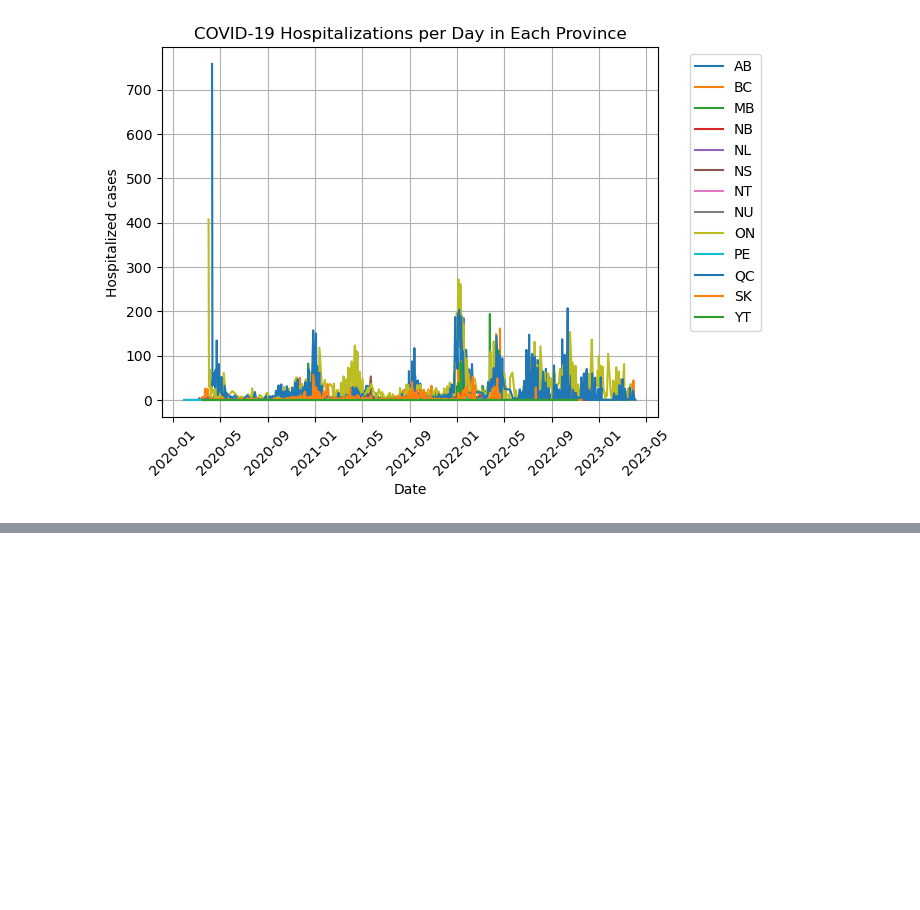
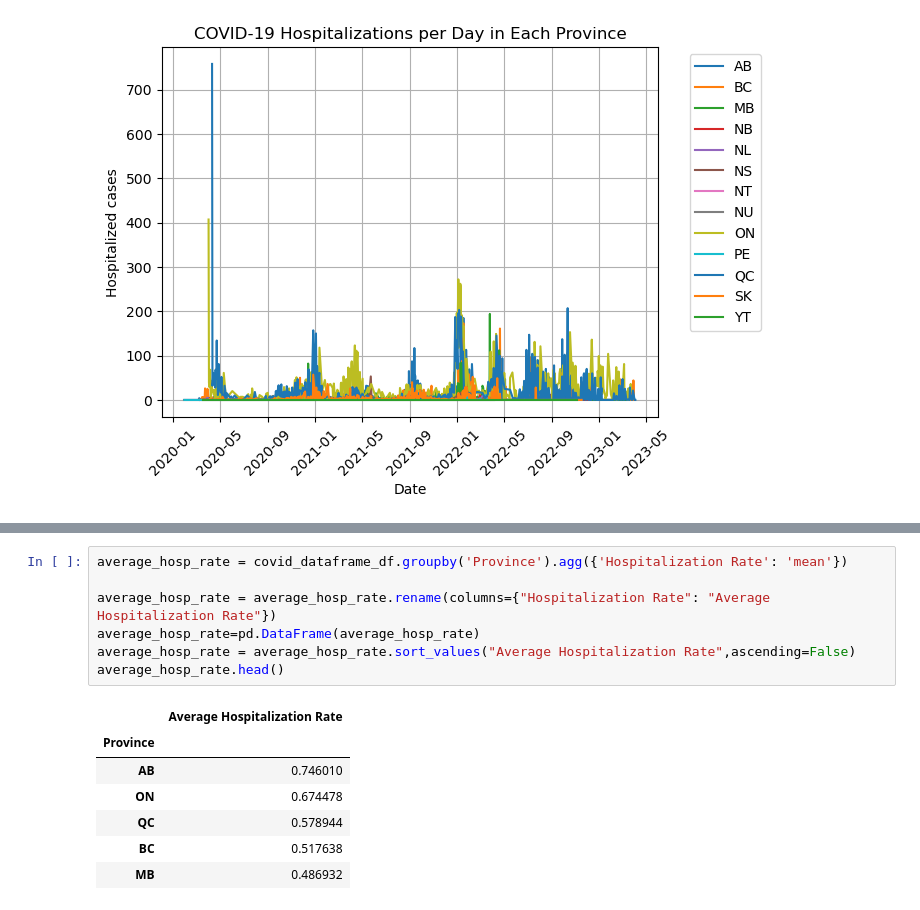
Before and after one commit to svafaeva93/Covid19AnalysisCanada, a Jupyter notebook: Data_visualization_API.ipynb, the cells around one changed output, grey strips where cells are left out. Saved outputs shown, nothing was run; the diff lists cells and outputs as text; blank space fills up the shorter version.

```diff
--- a/Data_visualization_API.ipynb
+++ b/Data_visualization_API.ipynb
@@ -549,3 +555,18 @@ covid_dataframe_df.head()
 | 3 | AB | 2020-03-11 | 23 | 7 | 0 | 0 | ... |
 | 5 | AB | 2020-03-13 | 34 | 8 | 0 | 0 | ... |
 | 4 | AB | 2020-03-12 | 26 | 3 | 0 | 0 | ... |
+# %%
+average_hosp_rate = covid_dataframe_df.groupby('Province').agg({'Hospitalization Rate': 'mean'})
+
+average_hosp_rate = average_hosp_rate.rename(columns={"Hospitalization Rate": "Average Hospitalization Rate"})
+average_hosp_rate=pd.DataFrame(average_hosp_rate)
+average_hosp_rate = average_hosp_rate.sort_values("Average Hospitalization Rate",ascending=False)
+average_hosp_rate.head()
+# %% [output]
+|  | Average Hospitalization Rate |
+| Province |  |
+| AB | 0.746010 |
+| ON | 0.674478 |
+| QC | 0.578944 |
+| BC | 0.517638 |
+| MB | 0.486932 |
```
Also changed, not shown: parts of 4 cells of this notebook, 3 other files.
